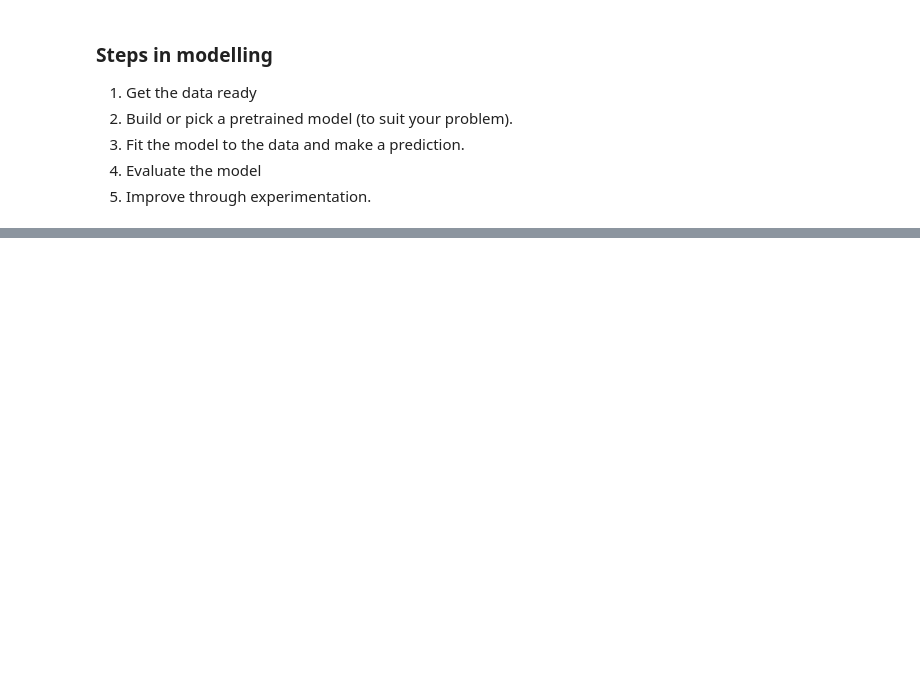
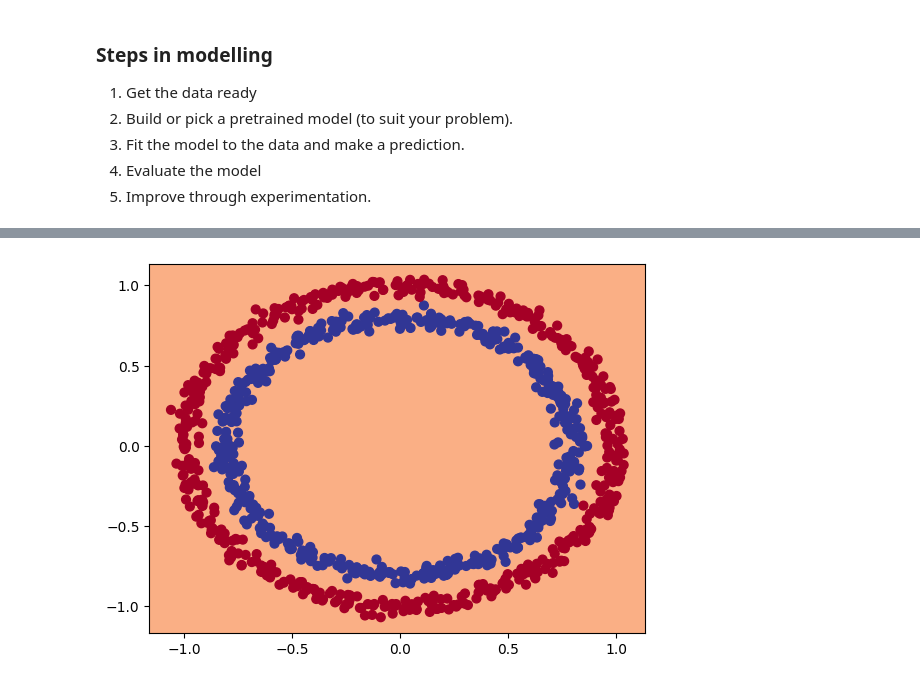
Before and after one commit to Khey17/100-Days-Of-ML-Code, a Jupyter notebook: Neural_Network_Classification_with_TensorFlow_02.ipynb, the cells around one changed output, grey strips where cells are left out. Saved outputs shown, nothing was run; the diff lists cells and outputs as text; code cells hidden in the pictures; blank space fills up the shorter version.

```diff
--- a/Neural_Network_Classification_with_TensorFlow_02.ipynb
+++ b/Neural_Network_Classification_with_TensorFlow_02.ipynb
@@ -106,0 +199,21 @@ X[42], y[42]
+# %%
+# Set the random seed
+tf.random.set_seed(42)
+
+# 1. Create the model (this time 3 layers)
+model_3 = tf.keras.Sequential([
+    tf.keras.layers.Dense(100),  # Adding 100 neurons
+    tf.keras.layers.Dense(10), # Add another layer with 10 mroe neurons
+    tf.keras.layers.Dense(1)
+])
+
+# 2. Compile the model
+model_3.compile(loss=tf.keras.losses.BinaryCrossentropy(),
+                optimizer=tf.keras.optimizers.Adam(),
+                metrics=["accuracy"])
+
+# 3. Fit the model
+model_3.fit(X, y, epochs=100, verbose=0)
+
+# 4. Evaluate the model
+model_3.evaluate(X, y)
@@ -106,0 +375,17 @@ X[42], y[42]
+# %%
+# Set the random seed
+tf.random.set_seed(42)
+
+# 1. Create the model
+model_5 = tf.keras.Sequential([
+    tf.keras.layers.Dense(100, activation='relu'),
+    tf.keras.layers.Dense(1, activation='softmax')
+])
+
+# 3. Compile the model
+model_5.compile(loss='binary_crossentropy',
+                optimizer=tf.keras.optimizers.Adam(lr=0.001),
+                metrics=["accuracy"])
+
+# 4. Fit the model
+history = model_5.fit(X, y, epochs=100, verbose=1)
@@ -106,0 +417,4 @@ X[42], y[42]
+# %%
+# Check the decision boundary for our latest model
+plot_decision_boundary(model=model_5, X=X, y=y)
+# %% [output]
@@ -106,0 +423 @@ X[42], y[42]
+[figure, added]
```
Also changed, not shown: parts of 20 cells of this notebook.
